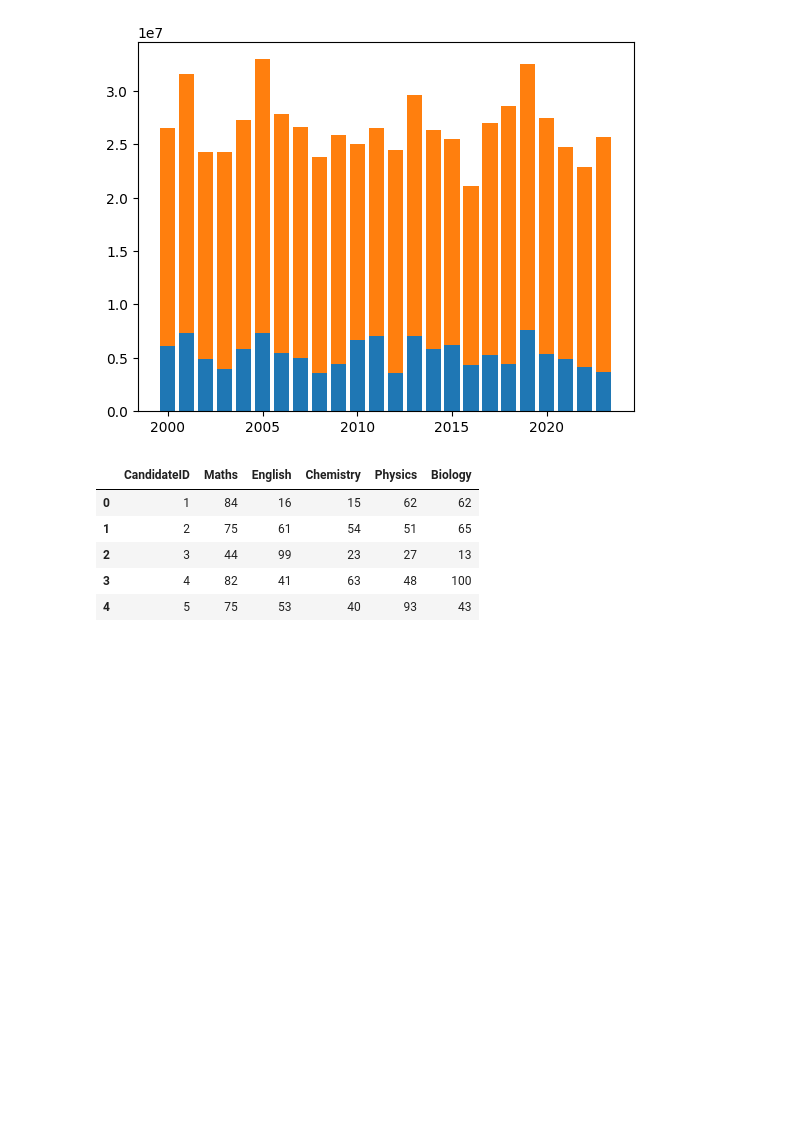
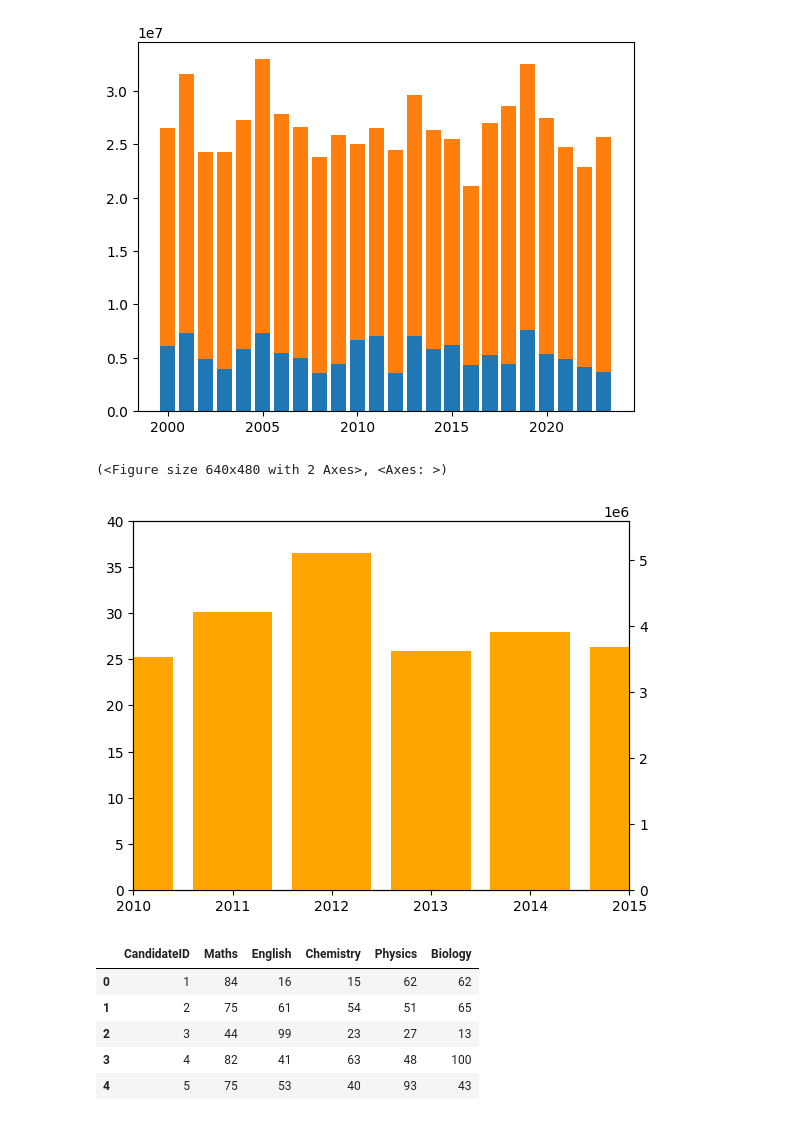
Before and after one commit to IbrahimHammed/PythonVisualization, a Jupyter notebook: PythonCharts.ipynb, the cells around one changed output. Saved outputs shown, nothing was run; the diff lists cells and outputs as text; code cells hidden in the pictures; blank space fills up the shorter version.

```diff
--- a/PythonCharts.ipynb
+++ b/PythonCharts.ipynb
@@ -490,3 +536,50 @@ StackedBarChart()
+# %%
+# Combo Charts
+def ComboChart():
+    fig, ax = plt.subplots()
+
+    ax.plot(
+        # defines the data series on the x-axis
+        dfSales.SalesYear,
+
+        # defines the data series on the y-axis
+        dfSales.East,
+
+        # Adds a label
+        label="East",
+
+        # Add color to the data series
+        color="navy"
+        )
+
+    ax.set_xlim(2010, 2015)
+    ax.set_ylim(0, 40)
+
+    ax2 = ax.twinx()
+
+    ax2.bar(
+        # defines the data series on the x-axis
+        dfSales.SalesYear,
+
+        # defines the data series on the y-axis
+        dfSales.West,
+
+        # Adds a label
+        label="West",
+
+        # Add color to the data series
+        color="orange"
+        )
+
+    ax2.set_xlim(2010, 2015)
+    ax2.set_ylim(0, 5600000)
+
+    return fig, ax
+# %%
+ComboChart()
+# %% [output]
+(<Figure size 640x480 with 2 Axes>, <Axes: >)
+[figure, added]
 # %%
 # connect and load external dataset
 url = "https://github.com/IbrahimHammed/PythonVisualizations/blob/main/ResultMatrix.xlsx?raw=true"
```
Also changed, not shown: parts of 23 cells of this notebook.
